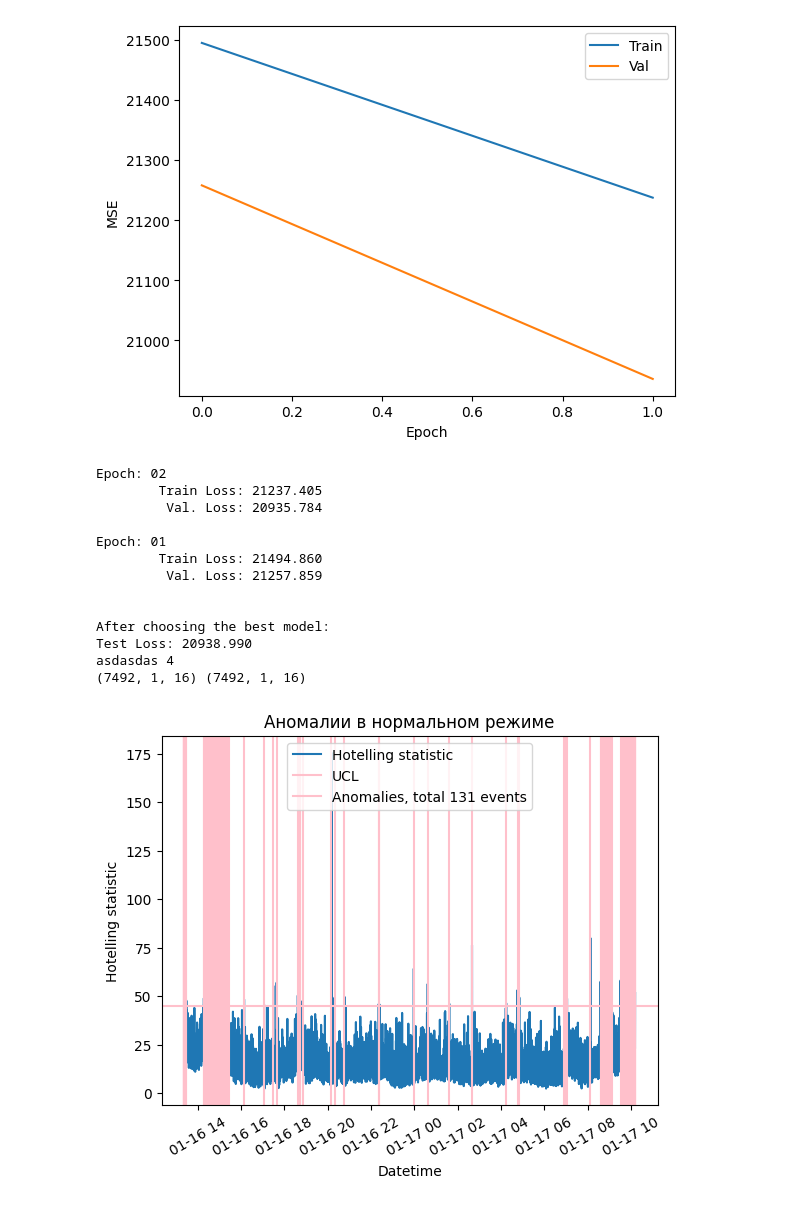
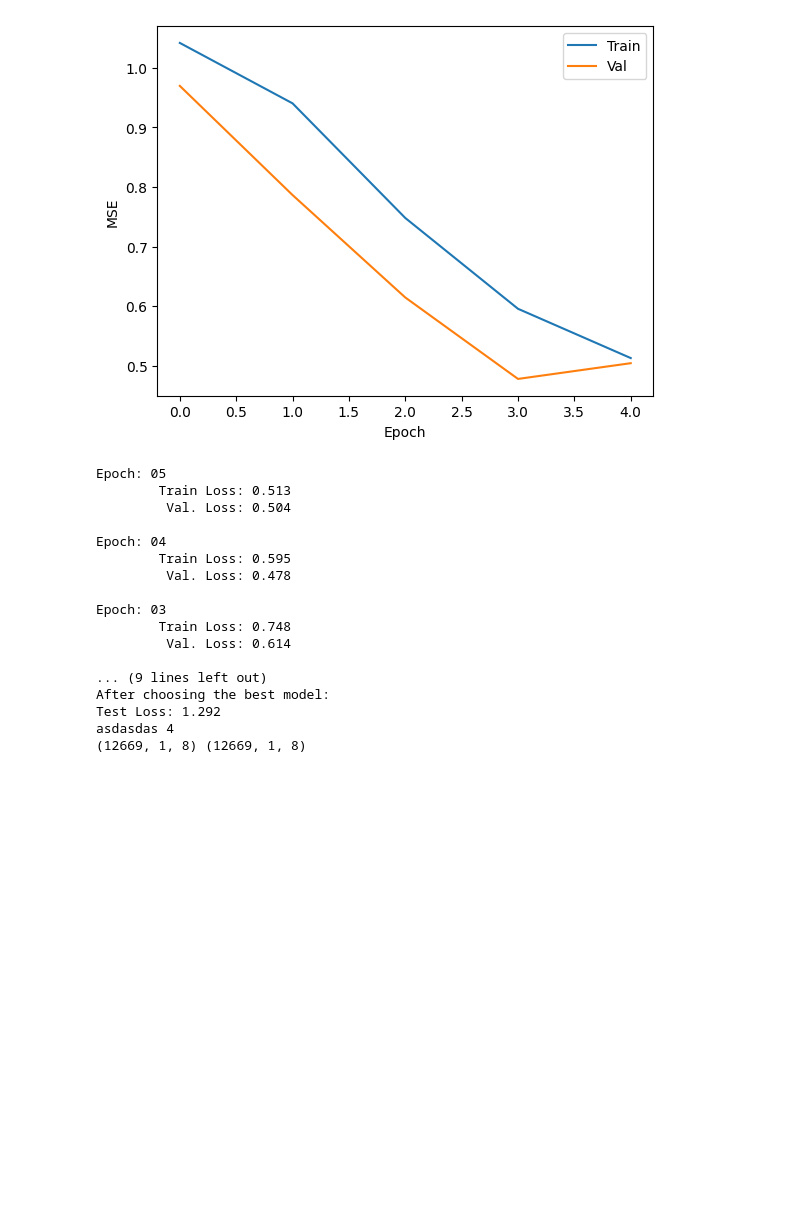
Before and after one commit to waico/tsad, a Jupyter notebook: docs/waico_jups/Readme-Example.ipynb, the cells around one changed output. Cells and saved outputs as stored; diff of their text form; code cells hidden in the pictures; blank space fills up the shorter version.

```diff
--- a/docs/waico_jups/Readme-Example.ipynb
+++ b/docs/waico_jups/Readme-Example.ipynb
@@ -16,30 +0,0 @@ data = load_tsad_example().frame
-# %%
-%%time
-inference_pipeline = Pipeline([
-    HighLevelDatasetAnalysisTask(),
-    TimeDiscretizationTask(),# freq_tobe='1s'),
-    FindNaNTask(),
-    EquipmentDowntimeTask(),
-    ResampleProcessingTask(),
-    FeatureProcessingTask(),
-    SplitByNaNTask(),
-    TrainTestSplitTask(len_seq=10),
-    ResidualAnomalyDetectionTask(),
-], show=False)
-df = inference_pipeline.fit(data)
-# %% [output]
-[figure, removed]
-Epoch: 02
-        Train Loss: 21237.405
-         Val. Loss: 20935.784
-
-Epoch: 01
-        Train Loss: 21494.860
-         Val. Loss: 21257.859
-
-
-After choosing the best model:
-Test Loss: 20938.990
-asdasdas 4
-(7492, 1, 16) (7492, 1, 16)
-[figure, removed]
@@ -70,0 +1,35 @@ df = inference_pipeline.fit(data)
+# %%
+# Import
+import sys
+sys.path.insert(1, '../')
+from tsad.base.pipeline import Pipeline
+from tsad.base.datasets import load_skab
+from tsad.pipelines import ResidualAnomalyDetectionTaskSet
+
+# loading data
+dataset = load_skab()
+targets = dataset.target_names
+data = dataset.frame.drop(columns=targets).droplevel(level=0)
+
+# Fit and predict
+pipeline = Pipeline(ResidualAnomalyDetectionTaskSet)
+pred = pipeline.fit_predict(data,n_epochs=5)
+# %% [output]
+[figure, added]
+Epoch: 05
+        Train Loss: 0.513
+         Val. Loss: 0.504
+
+Epoch: 04
+        Train Loss: 0.595
+         Val. Loss: 0.478
+
+Epoch: 03
+        Train Loss: 0.748
+         Val. Loss: 0.614
+
+... (9 lines left out)
+After choosing the best model:
+Test Loss: 1.292
+asdasdas 4
+(12669, 1, 8) (12669, 1, 8)
```
Also changed, not shown: parts of 5 cells of this notebook, 4 other files.
